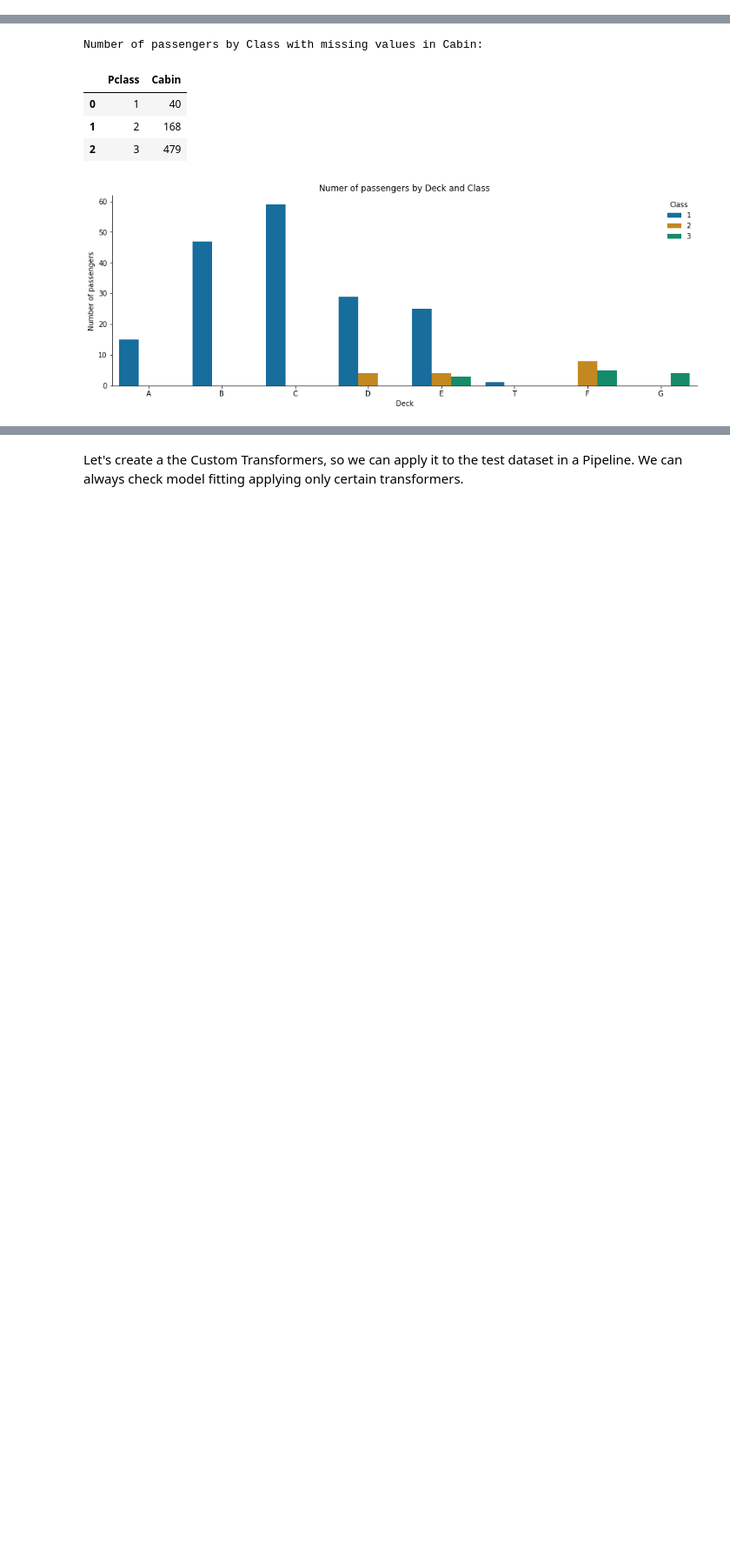
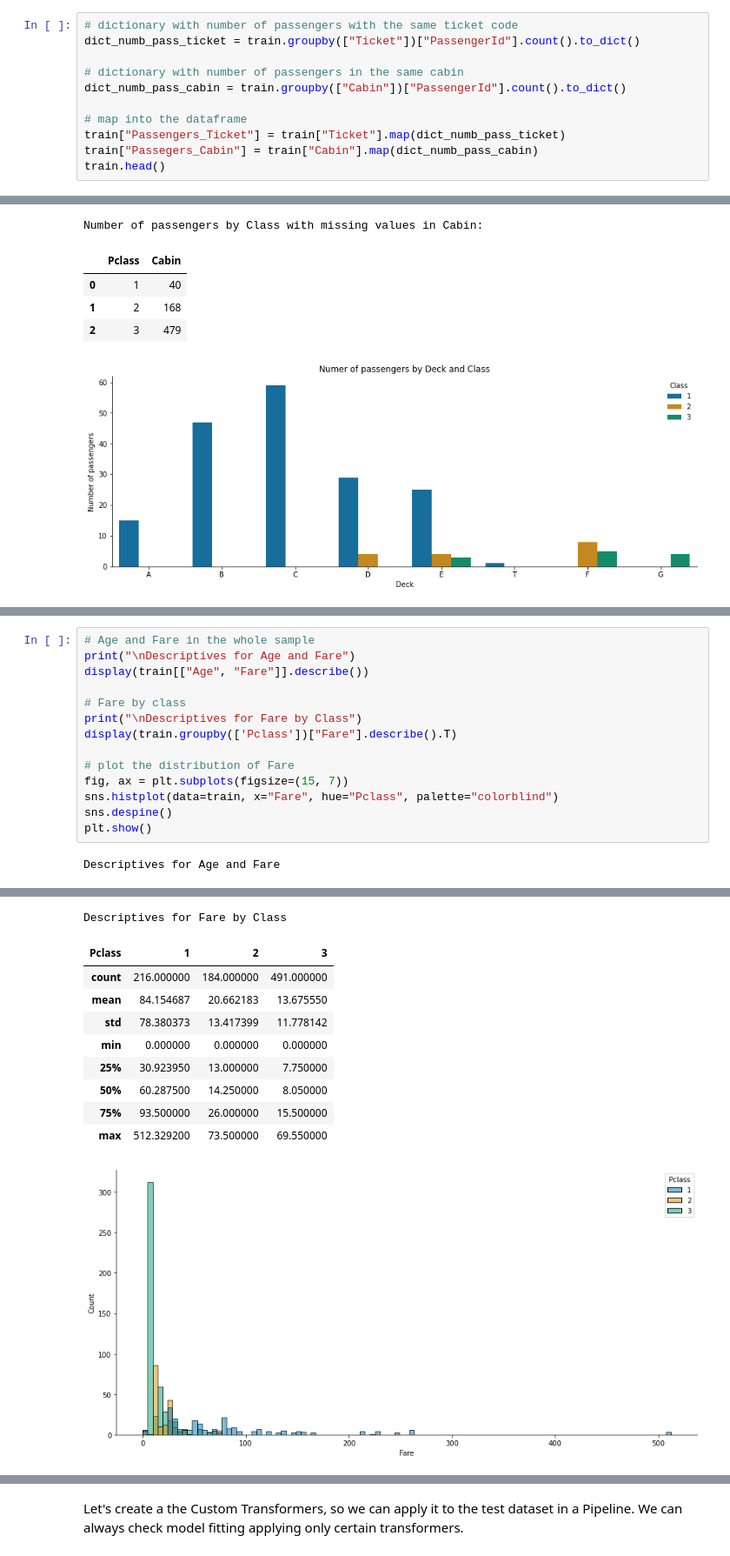
Before and after one commit to sbmoyano/data_science_projects, a Jupyter notebook: kaggle_titanic_competition/kaggle_titanic_competition_classification.ipynb, the cells around one changed output, grey strips where cells are left out. Shown at 87% size. Cells and saved outputs as stored; diff of their text form; blank space fills up the shorter version.

```diff
--- a/kaggle_titanic_competition/kaggle_titanic_competition_classification.ipynb
+++ b/kaggle_titanic_competition/kaggle_titanic_competition_classification.ipynb
@@ -264,0 +306,11 @@ There is one 1st class passengger on Deck T:
+# %%
+# dictionary with number of passengers with the same ticket code
+dict_numb_pass_ticket = train.groupby(["Ticket"])["PassengerId"].count().to_dict()
+
+# dictionary with number of passengers in the same cabin
+dict_numb_pass_cabin = train.groupby(["Cabin"])["PassengerId"].count().to_dict()
+
+# map into the dataframe
+train["Passengers_Ticket"] = train["Ticket"].map(dict_numb_pass_ticket)
+train["Passegers_Cabin"] = train["Cabin"].map(dict_numb_pass_cabin)
+train.head()
@@ -291,0 +355,16 @@ Number of passengers by Class with missing values in Cabin:
+# %%
+# Age and Fare in the whole sample
+print("\nDescriptives for Age and Fare")
+display(train[["Age", "Fare"]].describe())
+
+# Fare by class
+print("\nDescriptives for Fare by Class")
+display(train.groupby(['Pclass'])["Fare"].describe().T)
+
+# plot the distribution of Fare
+fig, ax = plt.subplots(figsize=(15, 7))
+sns.histplot(data=train, x="Fare", hue="Pclass", palette="colorblind")
+sns.despine()
+plt.show()
+# %% [output]
+Descriptives for Age and Fare
@@ -291,0 +380,11 @@ Number of passengers by Class with missing values in Cabin:
+Descriptives for Fare by Class
+| Pclass | 1 | 2 | 3 |
+| count | 216.000000 | 184.000000 | 491.000000 |
+| mean | 84.154687 | 20.662183 | 13.675550 |
+| std | 78.380373 | 13.417399 | 11.778142 |
+| min | 0.000000 | 0.000000 | 0.000000 |
+| 25% | 30.923950 | 13.000000 | 7.750000 |
+| 50% | 60.287500 | 14.250000 | 8.050000 |
+| 75% | 93.500000 | 26.000000 | 15.500000 |
+| max | 512.329200 | 73.500000 | 69.550000 |
+[figure, added]
```
Also changed, not shown: parts of 56 cells of this notebook.
